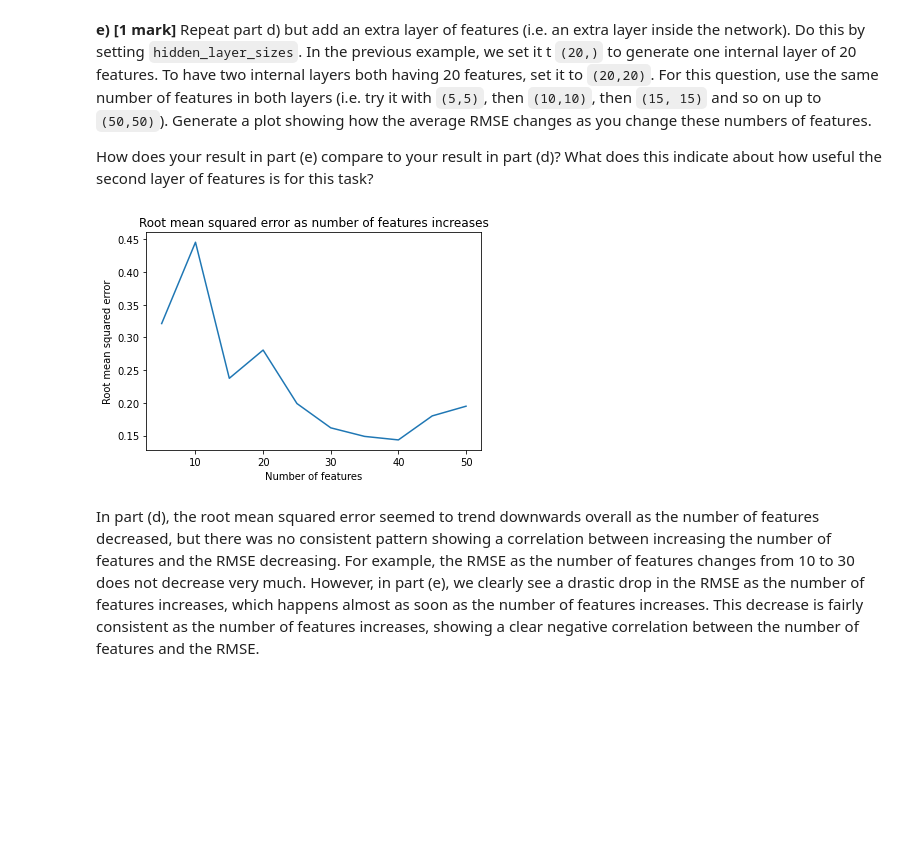
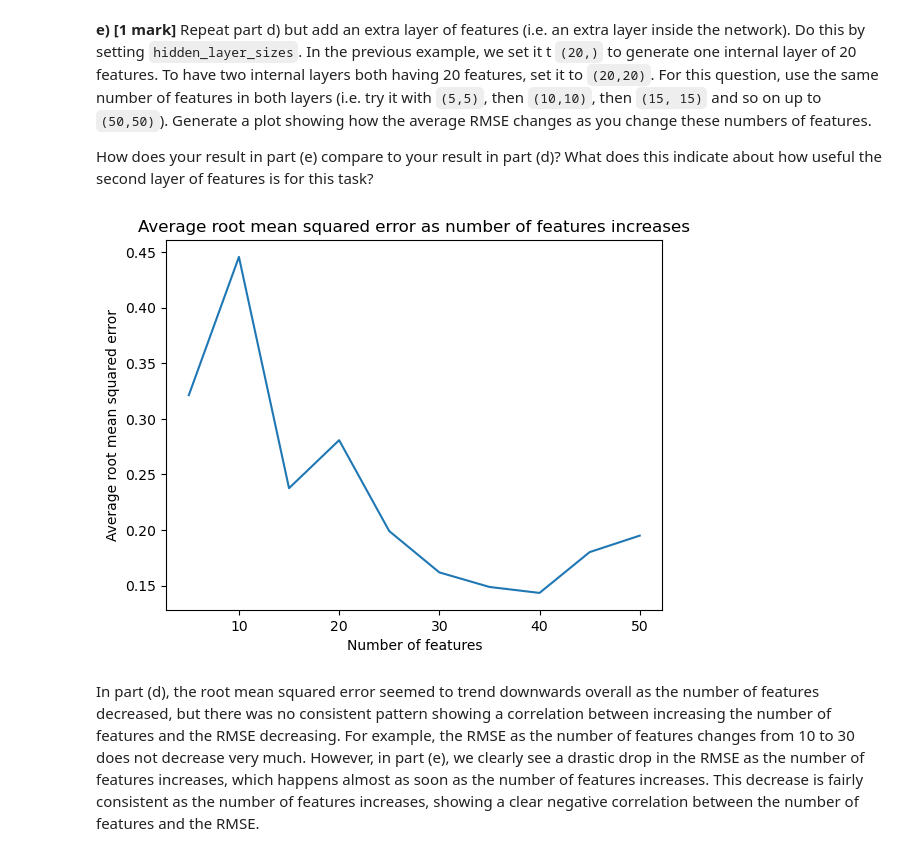
Before and after one commit to calvinhtr/SYDE_522, a Jupyter notebook: Assignment_3/Assignment 3.ipynb, the cells around one changed output. Cells and saved outputs as stored; diff of their text form; code cells hidden in the pictures; blank space fills up the shorter version.

```diff
--- a/Assignment_3/Assignment 3.ipynb
+++ b/Assignment_3/Assignment 3.ipynb
@@ -173,30 +173,30 @@ How does your result in part (e) compare to your result in part (d)?  What does
 # %%
 features = [5, 10, 15, 20, 25, 30, 35, 40, 45, 50]
 rmse_all = []
 for feature in features:
     rmse_total = 0
     for i in range(10):
         x_train, x_test, y_train, y_test = sklearn.model_selection.train_test_split(
             x, y, test_size=0.2, shuffle=True, random_state=i
         )
         mlp = sklearn.neural_network.MLPRegressor(hidden_layer_sizes=(feature,feature), # one hidden layer with 20 features
                                             activation='relu',        # rectified linear
                                             learning_rate_init=1e-2,  # learning rate
                                             max_iter=1000,            # number of iterations
                                             early_stopping=True,      # stop training if validation data gets worse
                                             random_state=i)           # random number seed for initialization
         mlp.fit(x_train, y_train)
         output = mlp.predict(x_test)
         rmse_total += np.sqrt(np.mean((y_test-output)**2))
     rmse_all.append(rmse_total/10)
 
 plt.plot(features, rmse_all)
 plt.xlabel("Number of features")
-plt.ylabel("Root mean squared error")
-plt.title("Root mean squared error as number of features increases")
+plt.ylabel("Average root mean squared error")
+plt.title("Average root mean squared error as number of features increases")
 plt.show()
 # %% [output]
-[figure, old version]
+[figure, new version]
 # %% [markdown]
 In part (d), the root mean squared error seemed to trend downwards overall as the number of features decreased, but there was no consistent pattern showing a correlation between increasing the number of features and the RMSE decreasing. For example, the RMSE as the number of features changes from 10 to 30 does not decrease very much. However, in part (e), we clearly see a drastic drop in the RMSE as the number of features increases, which happens almost as soon as the number of features increases. This decrease is fairly consistent as the number of features increases, showing a clear negative correlation between the number of features and the RMSE.
 # %% [markdown]
```
Also changed, not shown: parts of 21 cells of this notebook.
